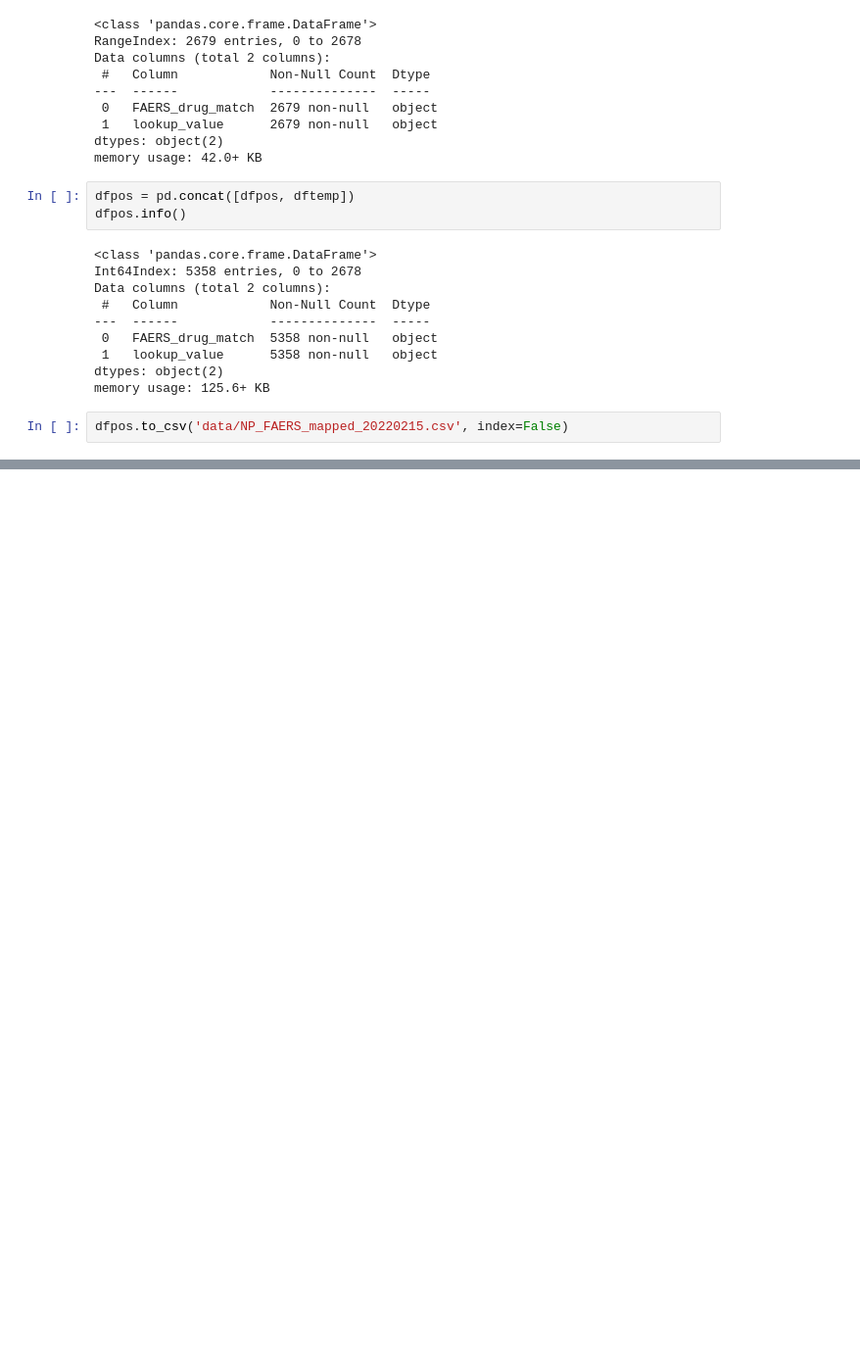
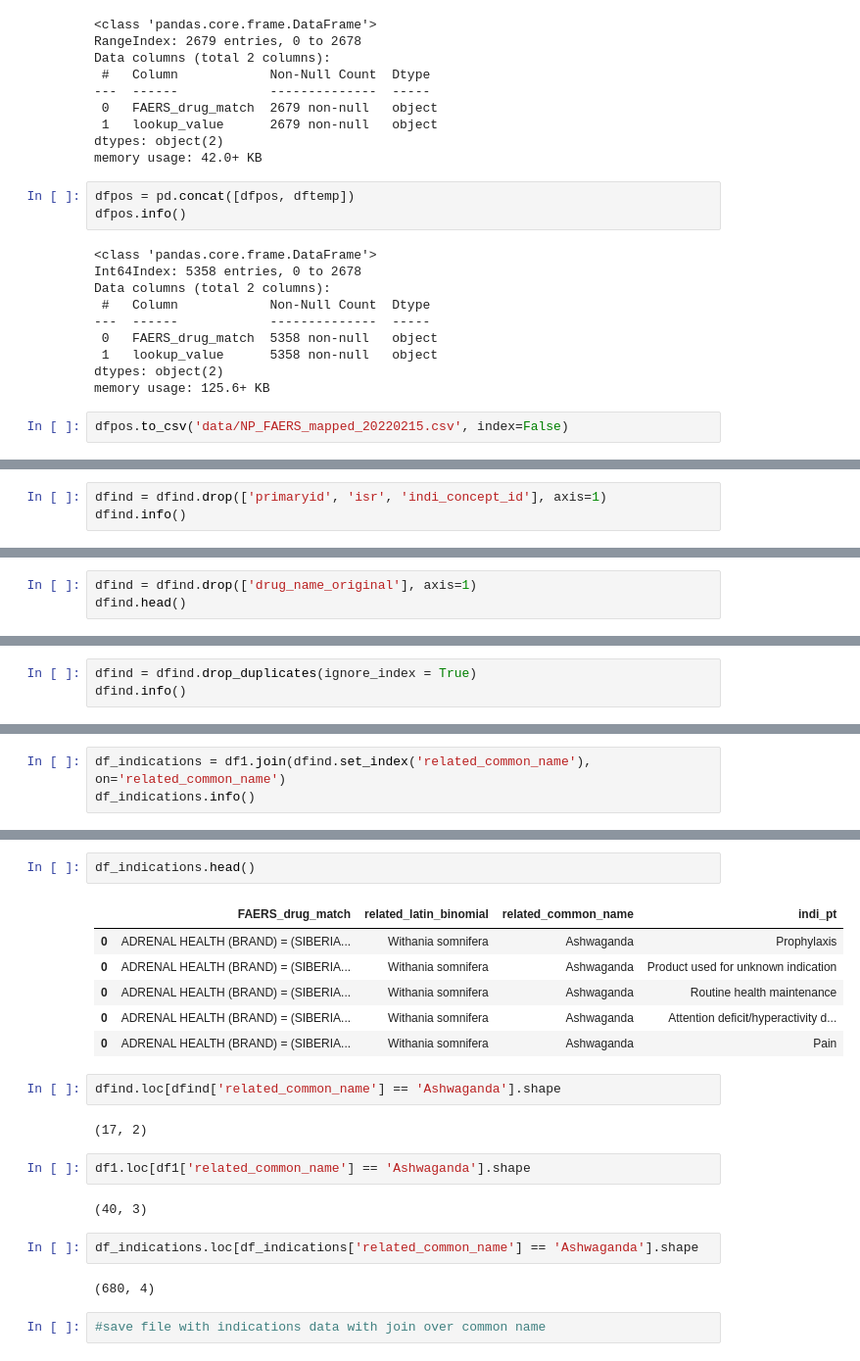
Before and after one commit to sanyabt/NP-FAERS-embed, a Jupyter notebook: FAERS-reference-set-process.ipynb, the cells around one changed output, grey strips where cells are left out. Shown at 98% size. Cells and saved outputs as stored; diff of their text form; blank space fills up the shorter version.

```diff
--- a/FAERS-reference-set-process.ipynb
+++ b/FAERS-reference-set-process.ipynb
@@ -257,0 +310,3 @@ dfneg.to_csv('data/NP_FAERS_negative_pairs_20220215.csv', index=False)
+# %%
+dfind = dfind.drop(['primaryid', 'isr', 'indi_concept_id'], axis=1)
+dfind.info()
@@ -257,0 +324,3 @@ dfneg.to_csv('data/NP_FAERS_negative_pairs_20220215.csv', index=False)
+# %%
+dfind = dfind.drop(['drug_name_original'], axis=1)
+dfind.head()
@@ -257,0 +334,3 @@ dfneg.to_csv('data/NP_FAERS_negative_pairs_20220215.csv', index=False)
+# %%
+dfind = dfind.drop_duplicates(ignore_index = True)
+dfind.info()
@@ -257,0 +356,3 @@ dfneg.to_csv('data/NP_FAERS_negative_pairs_20220215.csv', index=False)
+# %%
+df_indications = df1.join(dfind.set_index('related_common_name'), on='related_common_name')
+df_indications.info()
@@ -257,0 +371,23 @@ dfneg.to_csv('data/NP_FAERS_negative_pairs_20220215.csv', index=False)
+# %%
+df_indications.head()
+# %% [output]
+|  | FAERS_drug_match | related_latin_binomial | related_common_name | indi_pt |
+| 0 | ADRENAL HEALTH (BRAND) = (SIBERIA... | Withania somnifera | Ashwaganda | Prophylaxis |
+| 0 | ADRENAL HEALTH (BRAND) = (SIBERIA... | Withania somnifera | Ashwaganda | Product used for unknown indication |
+| 0 | ADRENAL HEALTH (BRAND) = (SIBERIA... | Withania somnifera | Ashwaganda | Routine health maintenance |
+| 0 | ADRENAL HEALTH (BRAND) = (SIBERIA... | Withania somnifera | Ashwaganda | Attention deficit/hyperactivity d... |
+| 0 | ADRENAL HEALTH (BRAND) = (SIBERIA... | Withania somnifera | Ashwaganda | Pain |
+# %%
+dfind.loc[dfind['related_common_name'] == 'Ashwaganda'].shape
+# %% [output]
+(17, 2)
+# %%
+df1.loc[df1['related_common_name'] == 'Ashwaganda'].shape
+# %% [output]
+(40, 3)
+# %%
+df_indications.loc[df_indications['related_common_name'] == 'Ashwaganda'].shape
+# %% [output]
+(680, 4)
+# %%
+#save file with indications data with join over common name
```
Also changed, not shown: parts of 46 cells of this notebook, 3 other files.
